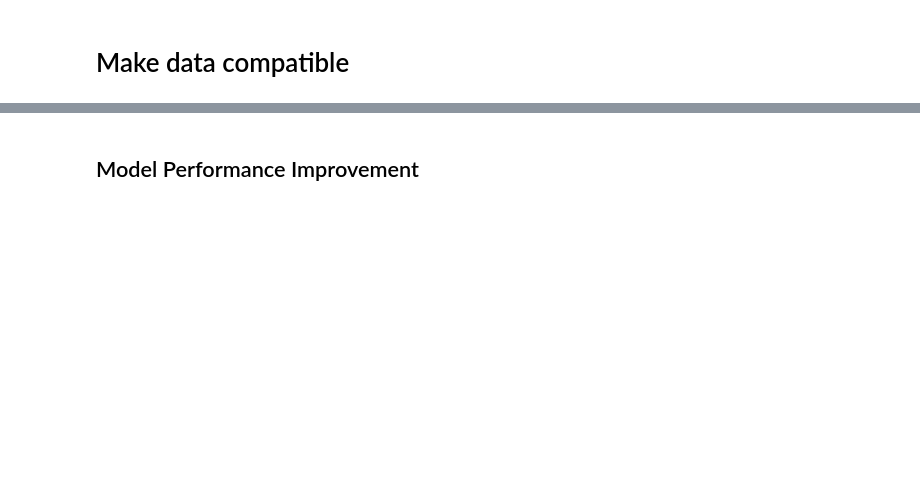
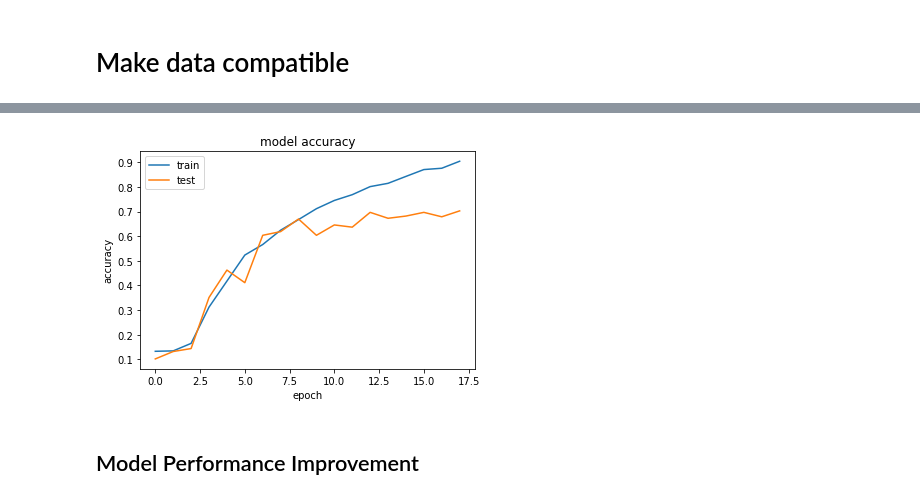
Before and after one commit to cfreeman22/Computer-Vision-Project, a Jupyter notebook: ComputerVision.ipynb, the cells around one changed output, grey strips where cells are left out. Cells and saved outputs as stored; diff of their text form; code cells hidden in the pictures; blank space fills up the shorter version.

```diff
--- a/ComputerVision.ipynb
+++ b/ComputerVision.ipynb
@@ -140,0 +185,8 @@ plt.show()
+# %%
+from sklearn.preprocessing import LabelBinarizer
+# Storing the LabelBinarizer function in lb variable
+lb = LabelBinarizer()
+# Applying fit_transform on train target variable
+y_train_e = lb.fit_transform(y_train)
+# Applying only transform on test target variable
+y_test_e = lb.transform(y_test)
@@ -142,0 +320,17 @@ plt.show()
+# %%
+# Compile the model
+model.compile(loss="categorical_crossentropy", metrics=["accuracy"], optimizer="adam")
+
+# Use earlystopping
+callback = EarlyStopping(monitor='val_accuracy', patience=2, min_delta=0.01)
+
+# Fit the model
+model.fit(X_train, y_train, batch_size=128, epochs=30, validation_data=(X_test, y_test), callbacks=[callback])
+# %%
+es = EarlyStopping(monitor='val_loss', mode='min', verbose=1, patience=5)
+mc = ModelCheckpoint('best_model.h5', monitor='val_accuracy', mode='max', verbose=1, save_best_only=True)
+# Fitting the model with 30 epochs and validation_split as 10%
+history=model.fit(X_train,
+          y_train_e,
+          epochs=30,
+          batch_size=32,validation_split=0.10,callbacks=[es, mc])
@@ -142,0 +355,8 @@ plt.show()
+# %%
+es = EarlyStopping(monitor='val_loss', mode='min', verbose=1, patience=5)
+mc = ModelCheckpoint('best_model.h5', monitor='val_accuracy', mode='max', verbose=1, save_best_only=True)
+# Fitting the model with 30 epochs and validation_split as 10%
+history=model.fit(X_train,
+          y_train,
+          epochs=30,
+          batch_size=32,validation_split=0.10,callbacks=[es, mc])
@@ -143,2 +371,12 @@ plt.show()
+# %%
+plt.plot(history.history['accuracy'])
+plt.plot(history.history['val_accuracy'])
+plt.title('model accuracy')
+plt.ylabel('accuracy')
+plt.xlabel('epoch')
+plt.legend(['train', 'test'], loc='upper left')
+plt.show()
+# %% [output]
+[figure, added]
 # %% [markdown]
 ## Model Performance Improvement
```
Also changed, not shown: parts of 22 cells of this notebook.
